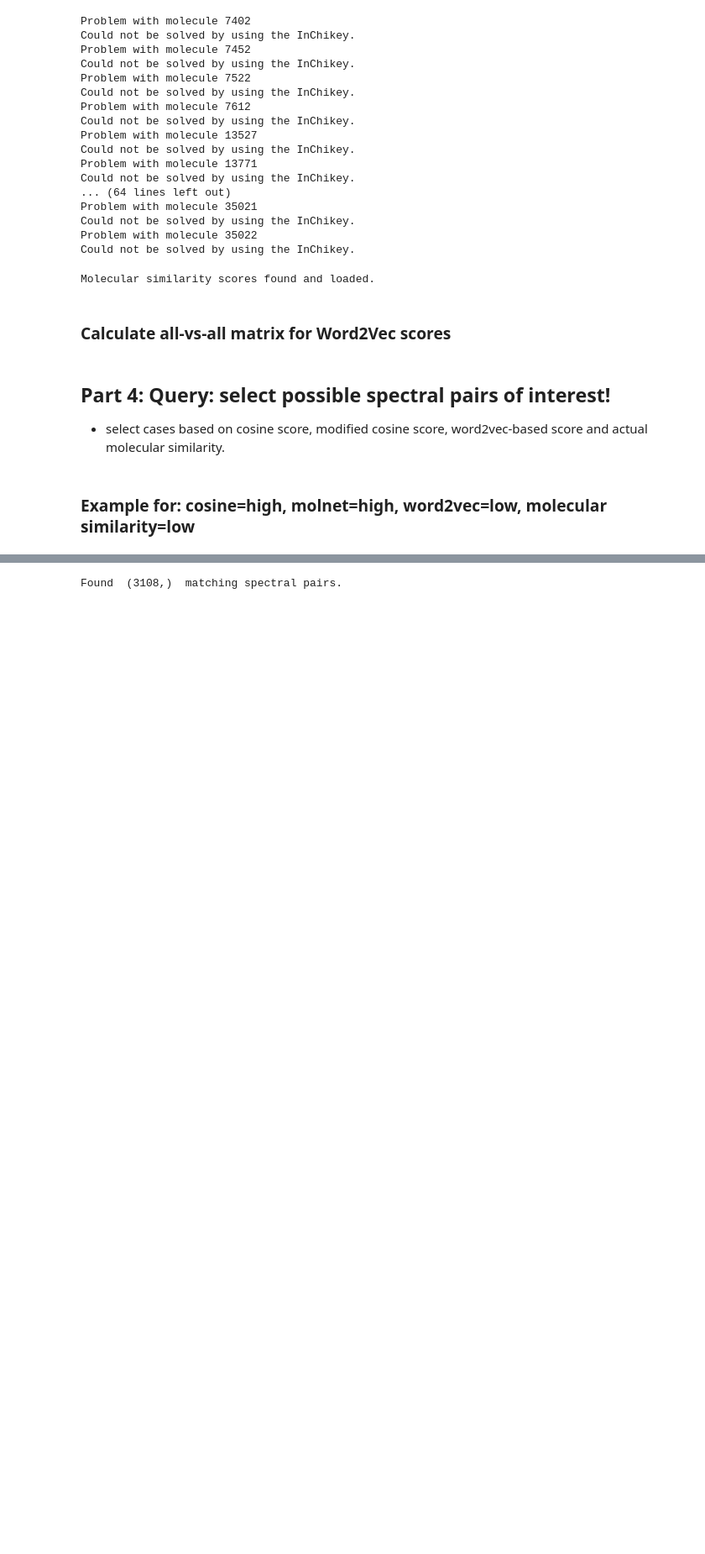
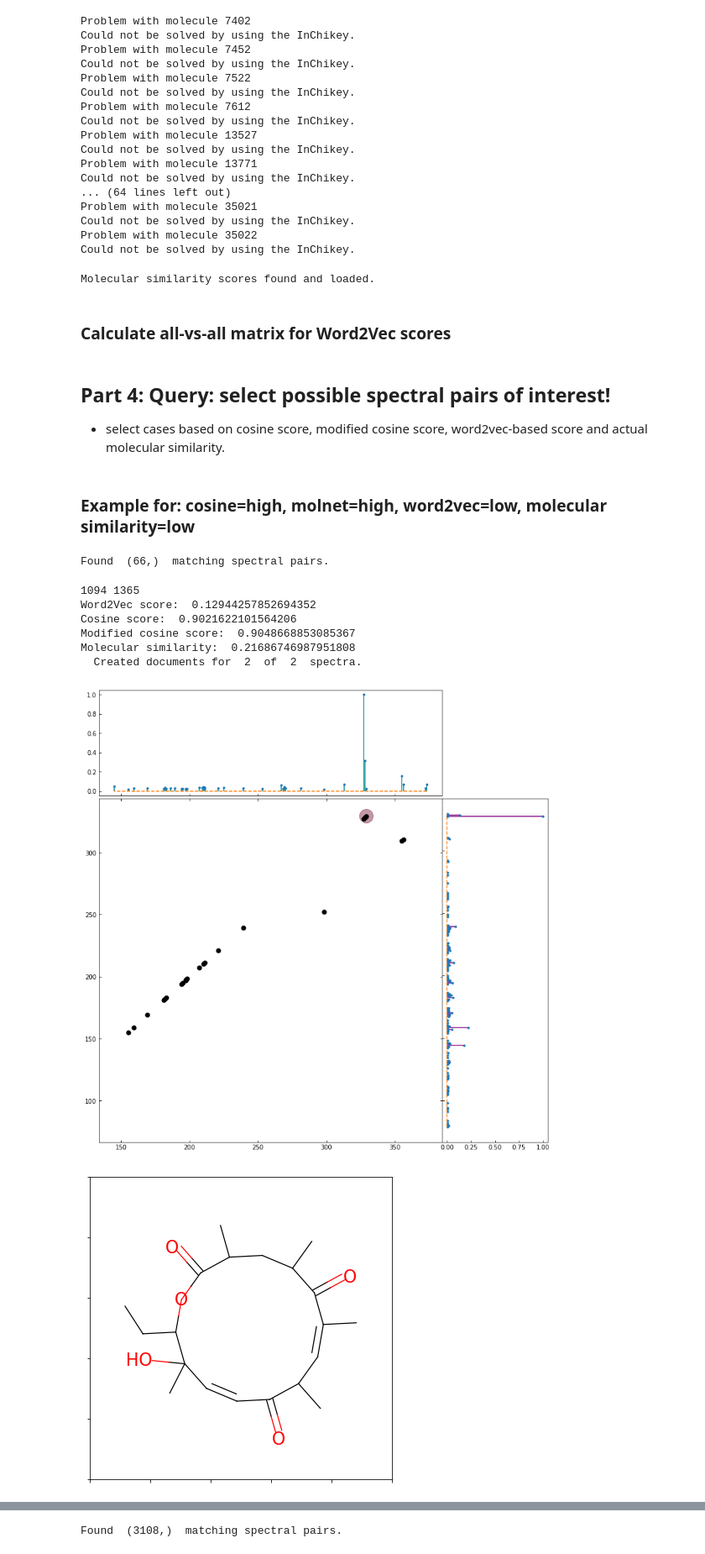
Before and after one commit to florian-huber/SeSiMe, a Jupyter notebook: notebooks/SeSiMe_MS_gnps_unique_smiles_in-depth_examples.ipynb, the cells around one changed output, grey strips where cells are left out. Shown at 84% size. Drawn from its saved outputs; the diff is of its cells as text; code cells hidden in the pictures; blank space fills up the shorter version.

```diff
--- a/notebooks/SeSiMe_MS_gnps_unique_smiles_in-depth_examples.ipynb
+++ b/notebooks/SeSiMe_MS_gnps_unique_smiles_in-depth_examples.ipynb
@@ -259,3 +280,41 @@ M_sim_ctr = 1 - spatial.distance.cdist(MS_measure.vectors_centroid, MS_measure.v
 + select cases based on cosine score, modified cosine score, word2vec-based score and actual molecular similarity.
 # %% [markdown]
 ### Example for: cosine=high, molnet=high, word2vec=low, molecular similarity=low
+# %%
+pair_selection = np.where((cosine_sim > 0.8)
+                          & (molnet_sim >  0.9)
+                & (M_sim_ctr < 0.3)
+                & (molecular_similarities < 0.3))
+
+print("Found ", pair_selection[0].shape, " matching spectral pairs.")
+# %% [output]
+Found  (66,)  matching spectral pairs.
+# %%
+id = 9 #5, 6
+ID1, ID2 = pair_selection[0][id], pair_selection[1][id]
+print(ID1, ID2)
+print("Word2Vec score: ", M_sim_ctr[ID1, ID2])
+print("Cosine score: ", cosine_sim[ID1, ID2])
+print("Modified cosine score: ", molnet_sim[ID1, ID2])
+print("Molecular similarity: ", molecular_similarities[ID1, ID2])
+
+Csim_words = MS_functions.plot_spectra_comparison(MS_measure,
+                                                  spectra,
+                                                  2,
+                                                  ID1, ID2,
+                                                  min_mz = 0,
+                                                  max_mz = 1000,
+                                                  threshold = 0.001,
+                                                  tol = 0.02,
+                                                  method = 'molnet', #'molnet'
+                                                  wordsim_cutoff = 0.5,
+                                                  plot_molecules = True)
+# %% [output]
+1094 1365
+Word2Vec score:  0.12944257852694352
+Cosine score:  0.9021622101564206
+Modified cosine score:  0.9048668853085367
+Molecular similarity:  0.21686746987951808
+  Created documents for  2  of  2  spectra.
+[figure, added]
+[figure, added]
```
Also changed, not shown: parts of 18 cells of this notebook.
